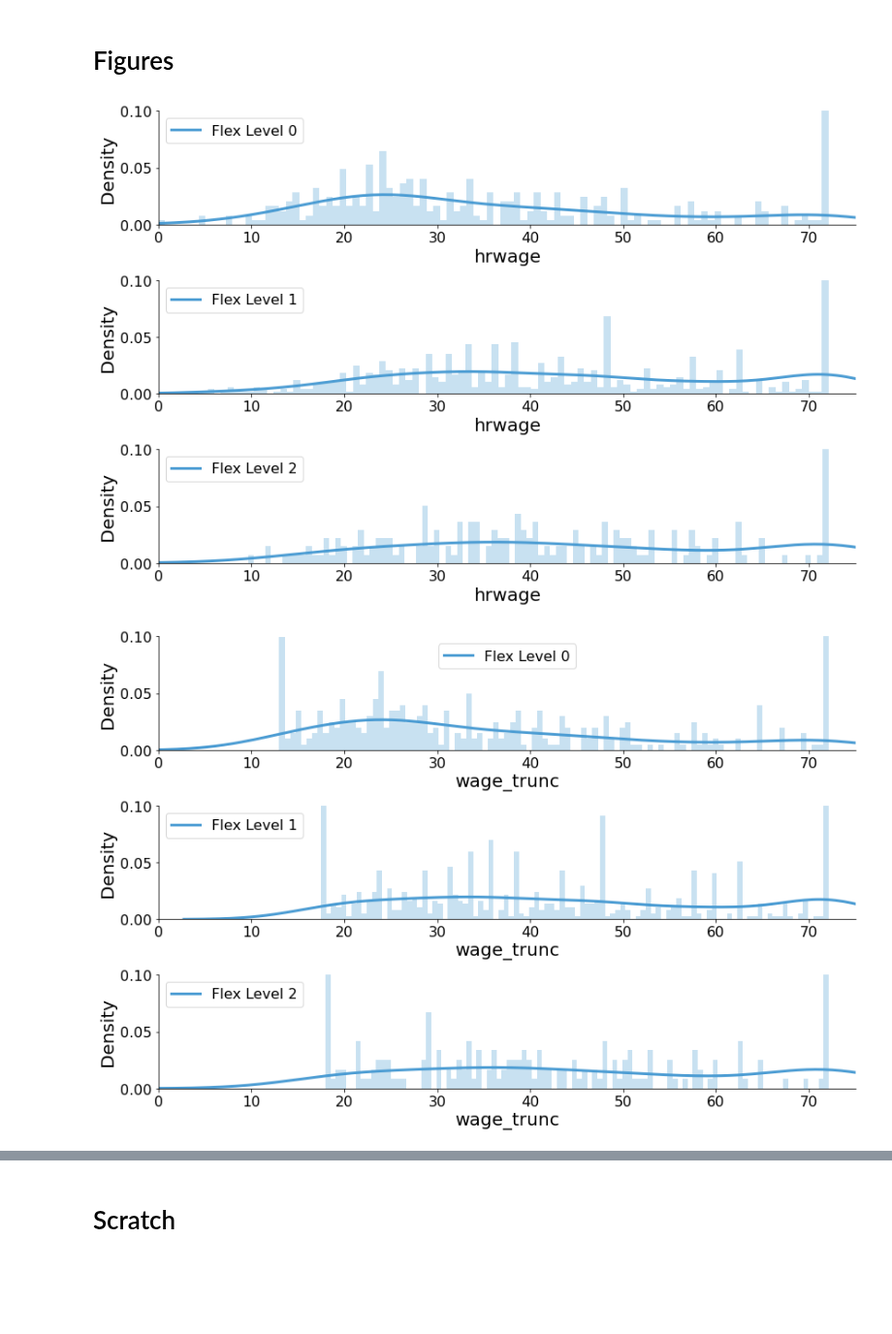
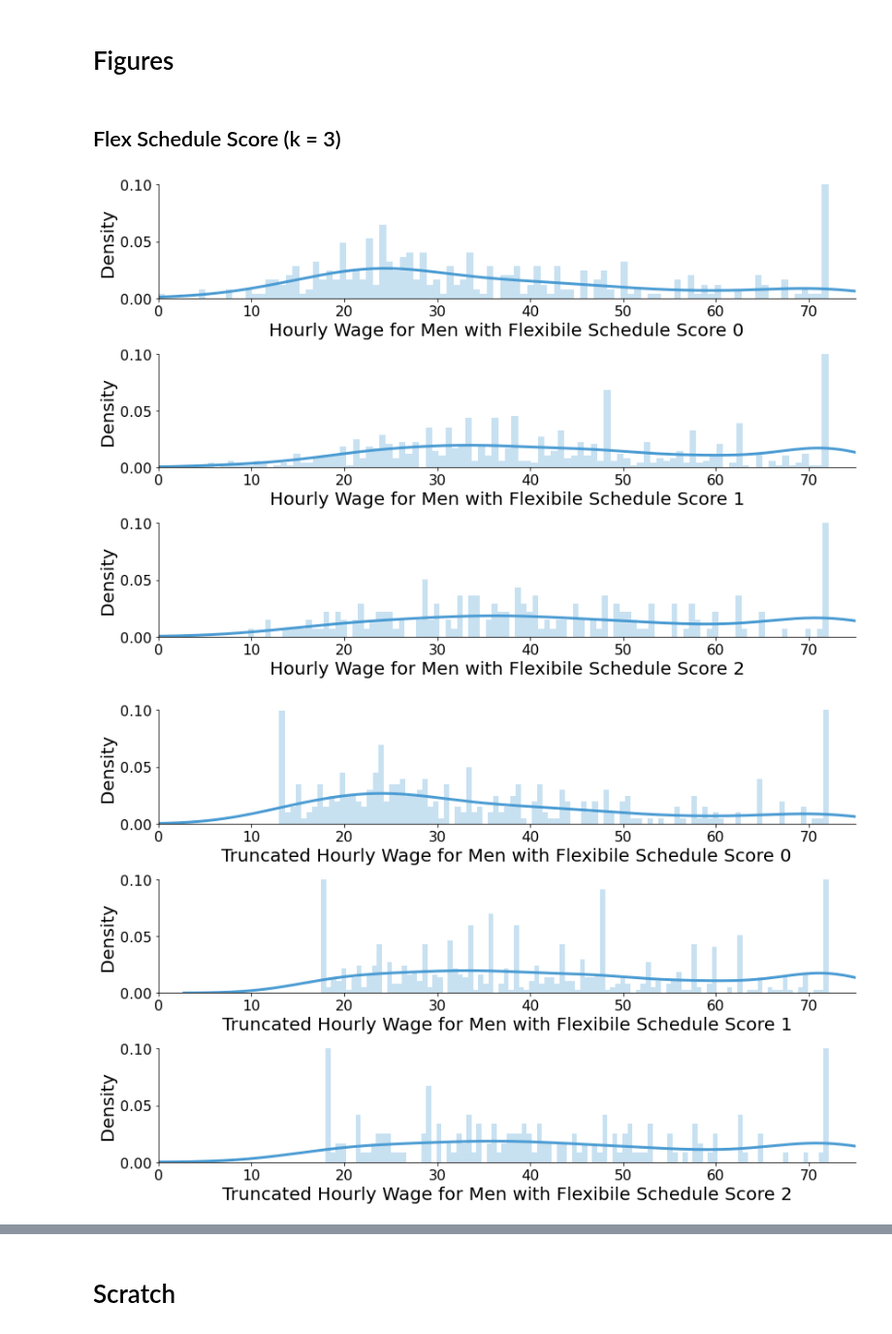
Before and after one commit to meganmccoy/flexibility-in-search-model, a Jupyter notebook: SimplifiedModel.ipynb, the cells around one changed output, grey strips where cells are left out. Shown at 97% size. Saved outputs shown, nothing was run; the diff lists cells and outputs as text; code cells hidden in the pictures; blank space fills up the shorter version.

```diff
--- a/SimplifiedModel.ipynb
+++ b/SimplifiedModel.ipynb
@@ -257,10 +277,10 @@ fifth_pctl[1:]
 # %% [output]
 array([13.        , 17.49037504, 18.        ])
 # %%
-men['wage_trunc']=men['hrwage']
+men['wage_trunc3']=men['hrwage']
 
 for k in range(3):
-    men['wage_trunc'].iloc[(men['hrwage']<fifth_pctl[k+1]) & (men['flex_sched_score']==k)]=fifth_pctl[k+1] #k+1 because empty array initiates with zero
+    men['wage_trunc3'].iloc[(men['hrwage']<fifth_pctl[k+1]) & (men['flex_sched_score']==k)]=fifth_pctl[k+1] #k+1 because empty array initiates with zero
 # %% [output]
 A value is trying to be set on a copy of a slice from a DataFrame.
 Try using .loc[row_indexer,col_indexer] = value instead
@@ -346,2 +376,10 @@ minimize(logL_opt, params)
 # %% [markdown]
 ## Try with 2 levels of flex - same problem as with 3 levels of flex.
+# %%
+fifth_pctl = np.zeros(1)
+
+for k in range(2):
+    tmp = men[men['flex']==k]
+    fifth = np.percentile(tmp['hrwage'],5)
+    fifth_pctl = np.append(fifth_pctl, fifth)
+    print("5th percentile wage = " + str(fifth) + " for men with flex level " + str(k))
@@ -347,0 +393,5 @@ minimize(logL_opt, params)
+# %%
+men['wage_trunc2']=men['hrwage']
+
+for k in range(2):
+    men['wage_trunc2'].iloc[(men['hrwage']<fifth_pctl[k+1]) & (men['flex']==k)]=fifth_pctl[k+1] #k+1 because empty array initiates with zero
@@ -413,38 +475,40 @@ minimize(logL_opt, params)
 # %% [markdown]
 # Figures
+# %% [markdown]
+## Flex Schedule Score (k = 3)
 # %%
 fig, ax = plt.subplots(3, 1, figsize=(12, 8))
 
 for k in range(3):
     tmp = df[(df['flex_sched_score']==k) & (df['sex']=='male') & (df['employed']==1)]
     sns.distplot(tmp['hrwage'], color='#4B9CD3', hist_kws={'alpha' : .3}, bins=100, ax=ax[k])
-    ax[k].legend(['Flex Level ' + str(k)])
+#     ax[k].legend(['Flexibility Level ' + str(k)])
     ax[k].set_ylim([0,0.1])
     ax[k].set_xlim([0,75])
+    ax[k].set(xlabel = 'Hourly Wage for Men with Flexibile Schedule Score ' +str(k))
 
-
-#ax.set(xlabel="Distribution of Men's Hourly Wage")
+# ax.set(xlabel="Distribution of Men's Hourly Wage (raw)")
 
 plt.tight_layout()
 
-# fig.savefig('./figures/wage_noMin.png', bbox_inches='tight', transparent=True)
+fig.savefig('./hrwage_men_3flex.png', bbox_inches='tight', transparent=True)
 # %% [output]
-[figure, old version]
+[figure, new version]
 # %%
 fig, ax = plt.subplots(3, 1, figsize=(12, 8))
 
 for k in range(3):
     tmp = men[(men['flex_sched_score']==k) & (men['employed']==1)]
     sns.distplot(tmp['wage_trunc'], color='#4B9CD3', hist_kws={'alpha' : .3}, bins=100, ax=ax[k])
-    ax[k].legend(['Flex Level ' + str(k)])
+#     ax[k].legend(['Flex Level ' + str(k)])
     ax[k].set_ylim([0,0.1])
     ax[k].set_xlim([0,75])
-
+    ax[k].set(xlabel = 'Truncated Hourly Wage for Men with Flexibile Schedule Score ' +str(k))
 
 #ax.set(xlabel="Distribution of Men's Hourly Wage")
 
 plt.tight_layout()
 
-# fig.savefig('./figures/wage_noMin.png', bbox_inches='tight', transparent=True)
+fig.savefig('./wageTrunc_men_3flex.png', bbox_inches='tight', transparent=True)
 # %% [output]
-[figure, old version]
+[figure, new version]
```
Also changed, not shown: parts of 39 cells of this notebook.
